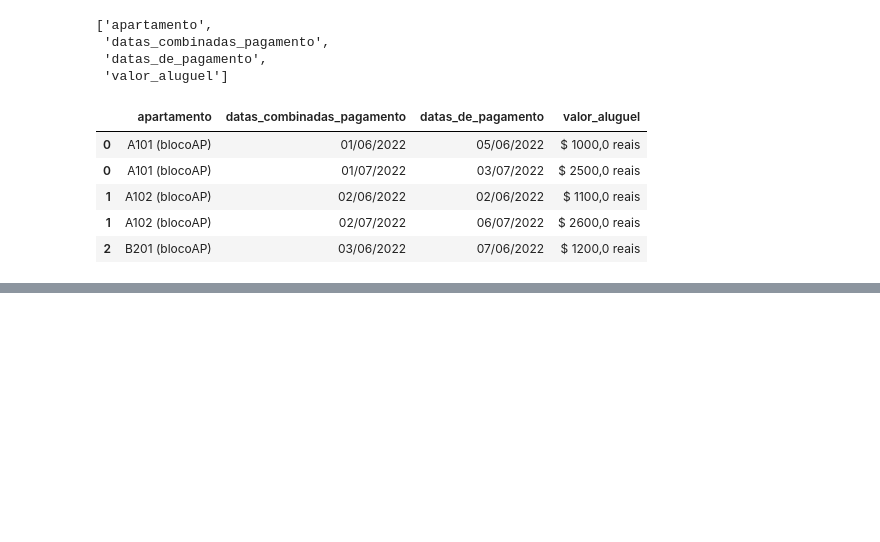
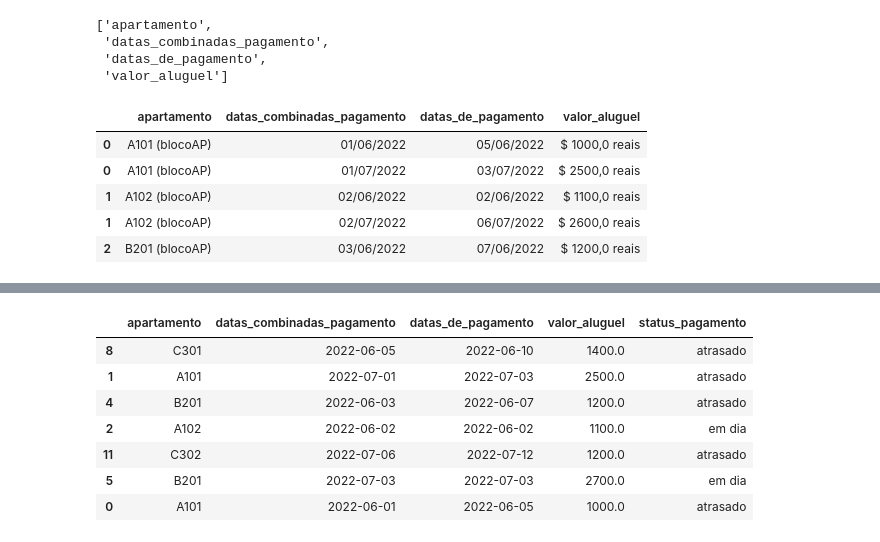
Before and after one commit to migueltosi/dschpj-data_transformation_and_manipulation, a Jupyter notebook: dschpj_condominium_administration.ipynb, the cells around one changed output, grey strips where cells are left out. Saved outputs shown, nothing was run; the diff lists cells and outputs as text; code cells hidden in the pictures; blank space fills up the shorter version.

```diff
--- a/dschpj_condominium_administration.ipynb
+++ b/dschpj_condominium_administration.ipynb
@@ -128,0 +143,2 @@ memory usage: 1.2+ KB
+# %%
+data['apartamento'] = data['apartamento'].str.replace('(blocoAP)', '', regex=False).str.strip()
@@ -128,0 +162,4 @@ memory usage: 1.2+ KB
+# %%
+datetime_columns = ['datas_combinadas_pagamento', 'datas_de_pagamento']
+for i in datetime_columns:
+  data[i] = pd.to_datetime(data[i], format='%d/%m/%Y')
@@ -128,0 +175,17 @@ memory usage: 1.2+ KB
+# %%
+rent = (data['datas_combinadas_pagamento'] >= data['datas_de_pagamento'])
+# %%
+rent = rent.astype('str')
+# %%
+subset = data.copy()
+subset['status_pagamento'] = rent.str.replace('False', 'atrasado').str.replace('True', 'em dia')
+subset.sample(7)
+# %% [output]
+|  | apartamento | datas_combinadas_pagamento | datas_de_pagamento | valor_aluguel | status_pagamento |
+| 8 | C301 | 2022-06-05 | 2022-06-10 | 1400.0 | atrasado |
+| 1 | A101 | 2022-07-01 | 2022-07-03 | 2500.0 | atrasado |
+| 4 | B201 | 2022-06-03 | 2022-06-07 | 1200.0 | atrasado |
+| 2 | A102 | 2022-06-02 | 2022-06-02 | 1100.0 | em dia |
+| 11 | C302 | 2022-07-06 | 2022-07-12 | 1200.0 | atrasado |
+| 5 | B201 | 2022-07-03 | 2022-07-03 | 2700.0 | em dia |
+| 0 | A101 | 2022-06-01 | 2022-06-05 | 1000.0 | atrasado |
```
Also changed, not shown: parts of 9 cells of this notebook.
